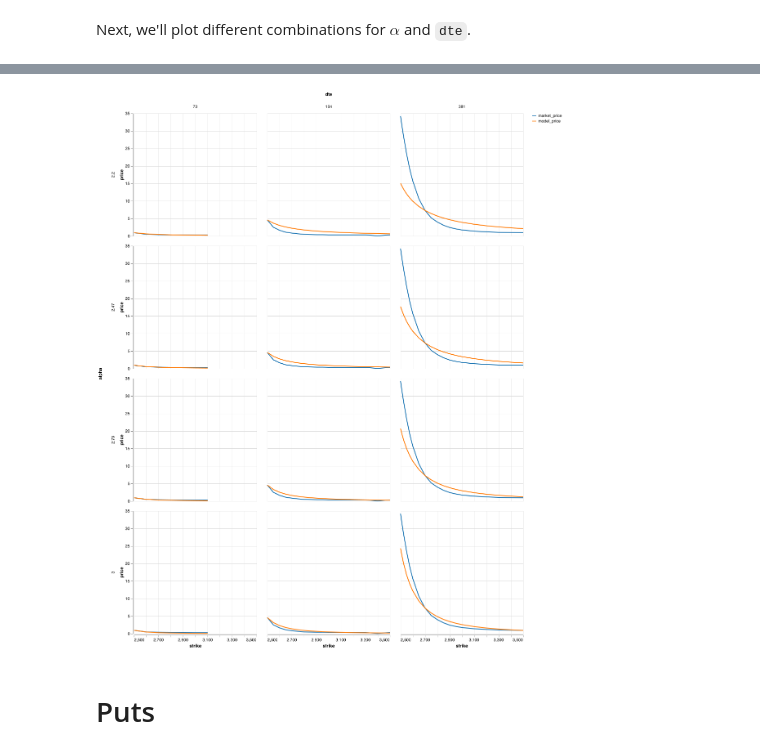
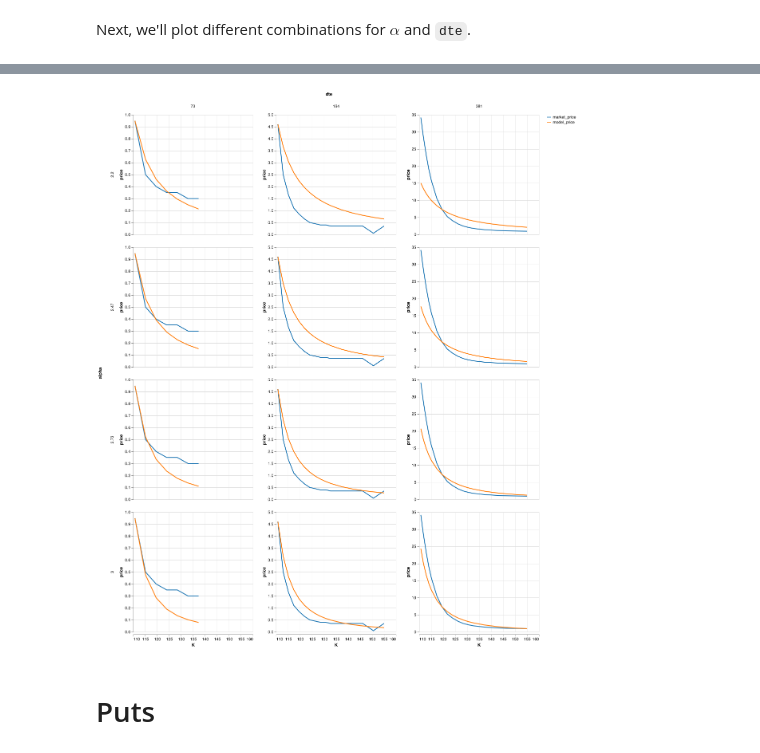
Before and after one commit to lambdaclass/options_pricing, a Jupyter notebook: notebooks/option-pricing-under-power-laws.ipynb, the cells around one changed output, grey strips where cells are left out. Cells and saved outputs as stored; diff of their text form; code cells hidden in the pictures.

Commit message:
Normalized K (K = strike / spot * 100). Fixed plot scales.

```diff
--- a/notebooks/option-pricing-under-power-laws.ipynb
+++ b/notebooks/option-pricing-under-power-laws.ipynb
@@ -211,15 +186,16 @@ end
 rename!(calls_df, :ask => :market_price)
 calls_df.dte = map(d -> d.value, calls_df.dte); # Needed for VegaLite
 # %%
-calls_df |> @vlplot(:line, x=:strike, y={"value:Q", title="price"},
+calls_df |> @vlplot(:line, x=:K, y={"value:Q", title="price"},
                     transform=[{fold=[:market_price, :model_price]}],
                     color={"key:O", title="", scale={scheme="category10"}},
                     row={"alpha:O"},
                     column="dte:O",
+                    resolve={scale={y="independent"}},
                     width=300,
                     height=300)
 # %% [output]
-[figure, old version]
+[figure, new version]
 # %% [markdown]
 # Puts
 # %% [markdown]
```
Also changed, not shown: parts of 21 cells of this notebook.
